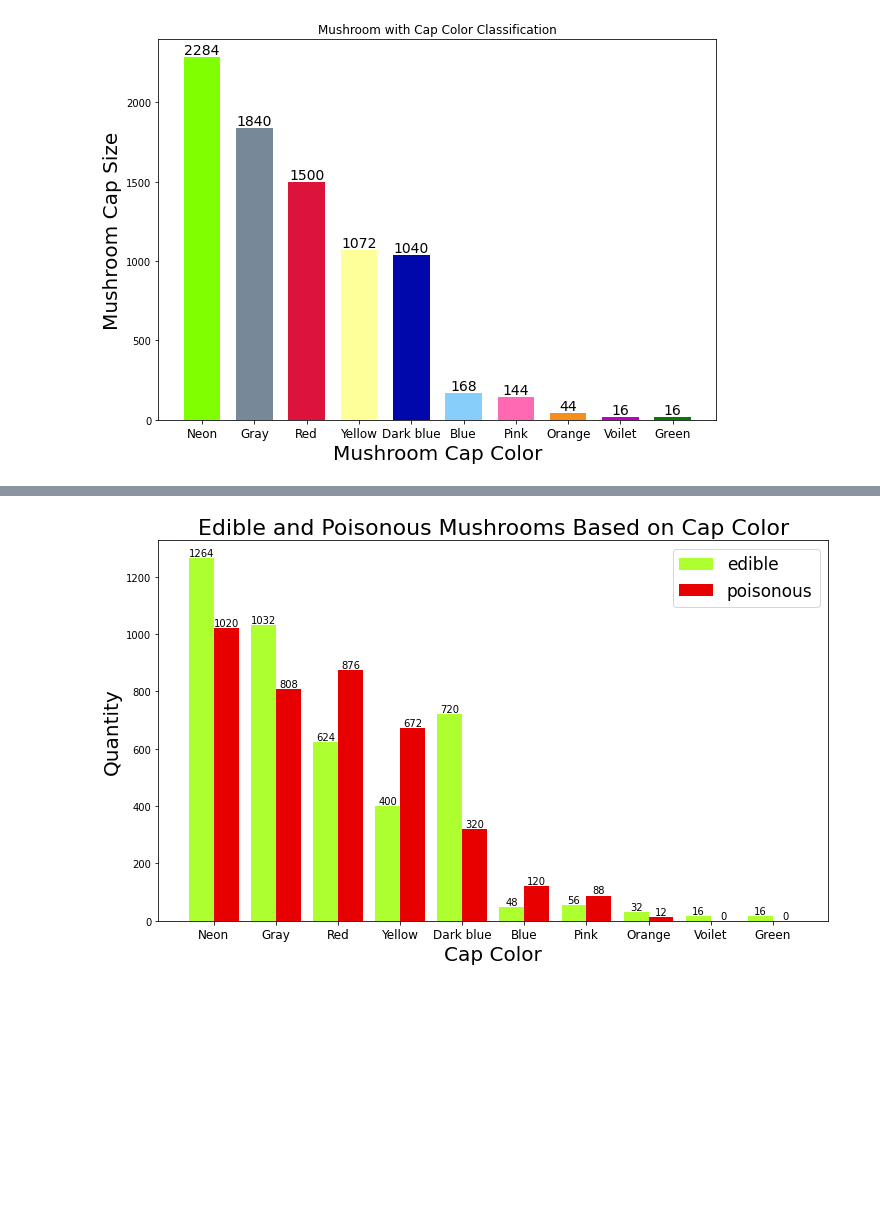
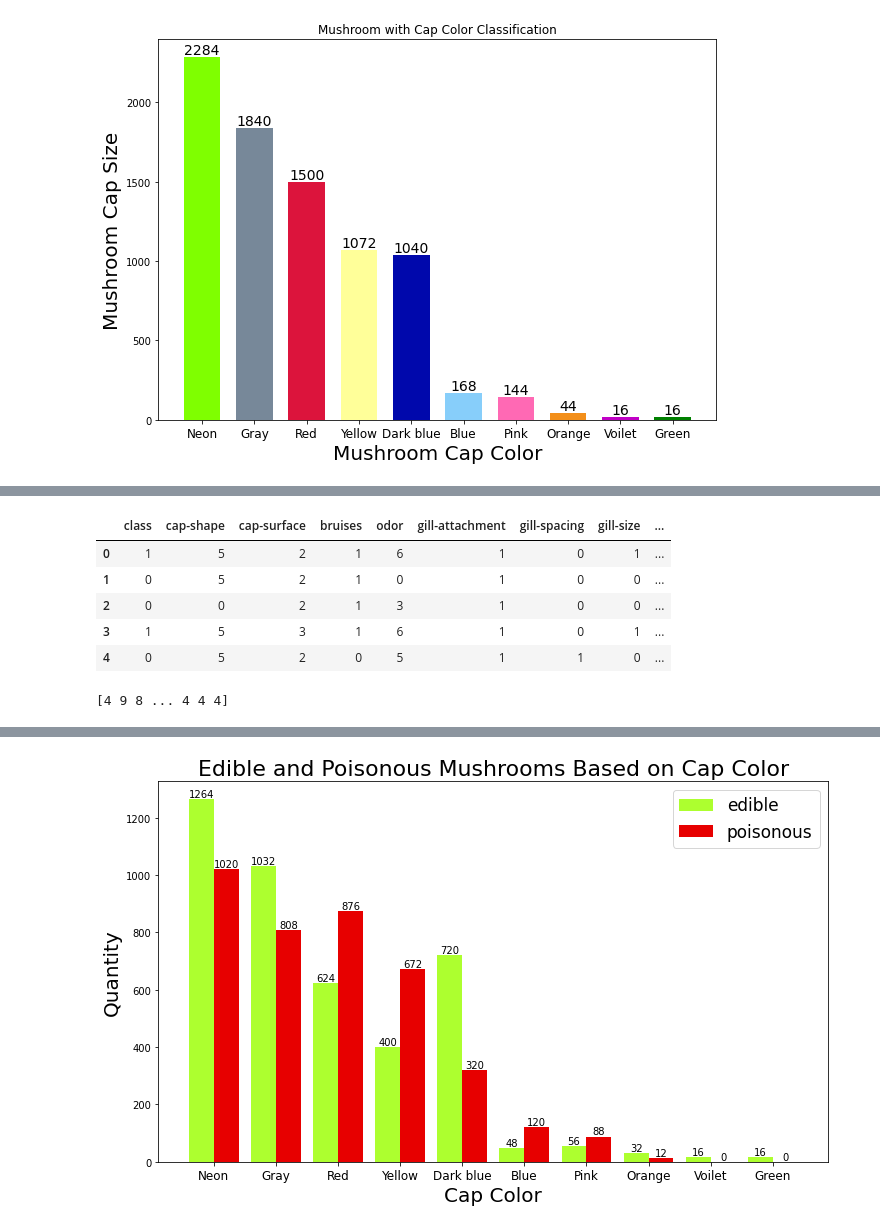
Before and after one commit to ritikc18/Ritik-coding, a Jupyter notebook: Mushroom_Classification_project.ipynb, the cells around one changed output, grey strips where cells are left out. Cells and saved outputs as stored; diff of their text form; code cells hidden in the pictures; blank space fills up the shorter version.

```diff
--- a/Mushroom_Classification_project.ipynb
+++ b/Mushroom_Classification_project.ipynb
@@ -103,0 +127,20 @@ plt.show()
+# %%
+from sklearn.preprocessing import LabelEncoder
+Encoder_x = LabelEncoder()
+for col in x.columns:
+    x[col] = Encoder_x.fit_transform(x[col])
+Encoder_y=LabelEncoder()
+y = Encoder_y.fit_transform(y)
+# %%
+x.head()
+# %% [output]
+|  | class | cap-shape | cap-surface | bruises | odor | gill-attachment | gill-spacing | gill-size | ... |
+| 0 | 1 | 5 | 2 | 1 | 6 | 1 | 0 | 1 | ... |
+| 1 | 0 | 5 | 2 | 1 | 0 | 1 | 0 | 0 | ... |
+| 2 | 0 | 0 | 2 | 1 | 3 | 1 | 0 | 0 | ... |
+| 3 | 1 | 5 | 3 | 1 | 6 | 1 | 0 | 1 | ... |
+| 4 | 0 | 5 | 2 | 0 | 5 | 1 | 1 | 0 | ... |
+# %%
+print(y)
+# %% [output]
+[4 9 8 ... 4 4 4]
```
Also changed, not shown: parts of 32 cells of this notebook.
